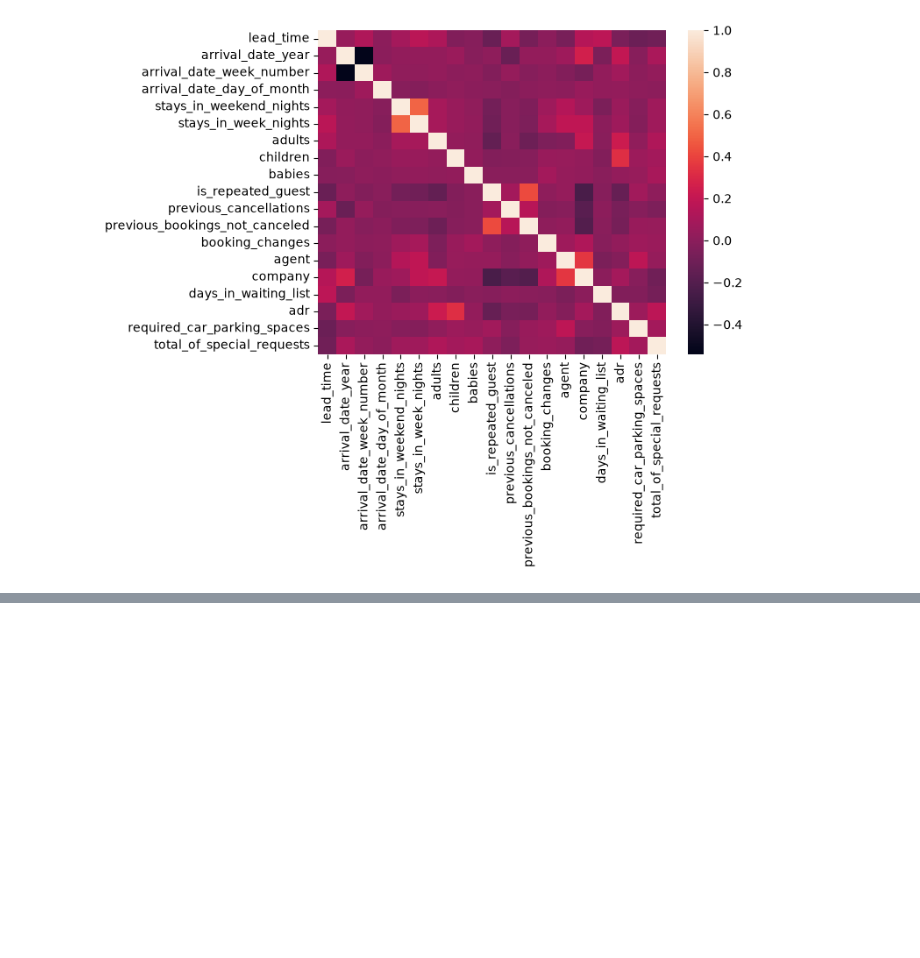
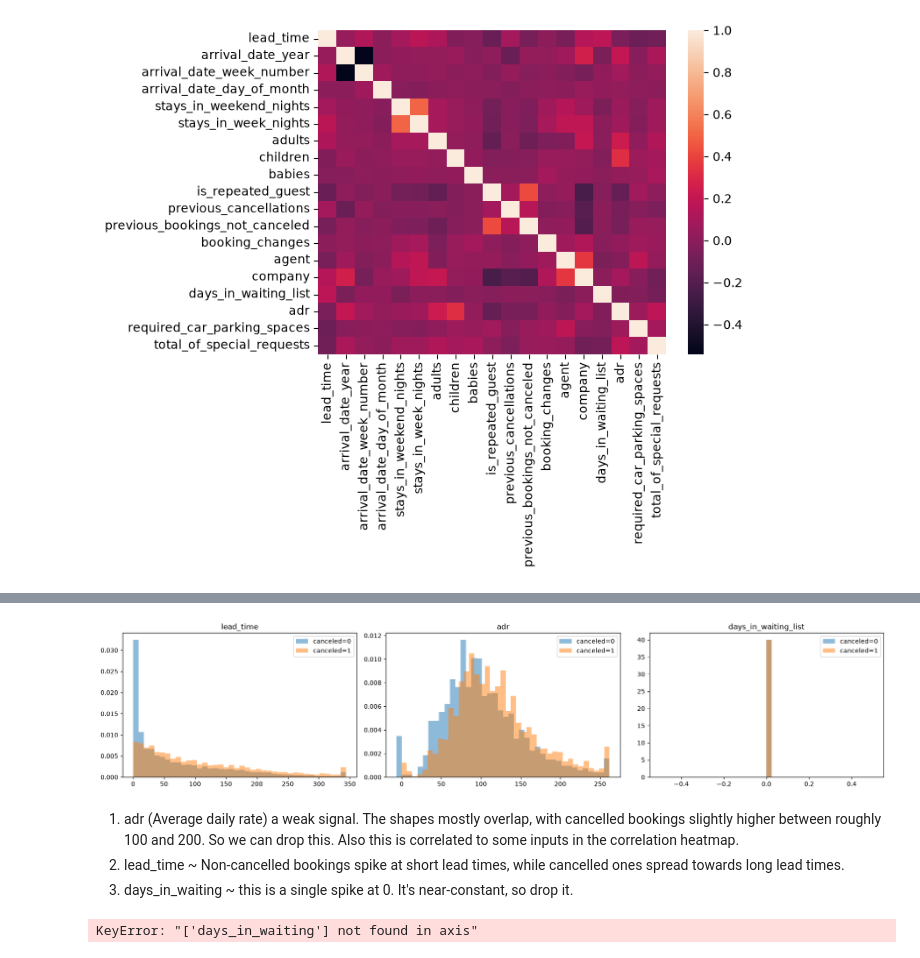
Before and after one commit to MrHarry2003/ML-Practice, a Jupyter notebook: hotel-booking-demands/notebook.ipynb, the cells around one changed output, grey strips where cells are left out. Drawn from its saved outputs; the diff is of its cells as text; code cells hidden in the pictures; blank space fills up the shorter version.

```diff
--- a/hotel-booking-demands/notebook.ipynb
+++ b/hotel-booking-demands/notebook.ipynb
@@ -146,0 +270,21 @@ sns.heatmap(csv_data[num_cols].corr())
+# %%
+# Continuous Inputs
+cont = ["lead_time", "adr", "days_in_waiting_list"]
+fig, axes = plt.subplots(1, 3, figsize=(18, 4))
+for ax, c in zip(axes, cont):
+    hi = df[c].quantile(0.99)
+    for label, g in df.groupby("is_canceled"):
+        ax.hist(g[c].clip(upper=hi), bins=40, alpha=0.5, density=True, label=f"canceled={label}")
+    ax.set_title(c); ax.legend()
+plt.tight_layout(); plt.show()
+# %% [output]
+[figure, added]
+# %% [markdown]
+1. adr (Average daily rate) a weak signal. The shapes mostly overlap, with cancelled bookings slightly higher between roughly 100 and 200. So we can drop this. Also this is correlated to some inputs in the correlation heatmap.
+2. lead_time ~ Non-cancelled bookings spike at short lead times, while cancelled ones spread towards long lead times.
+3. days_in_waiting ~ this is a single spike at 0. It's near-constant, so drop it.
+# %%
+df = df.drop(columns=["adr", "days_in_waiting"])
+df.shape
+# %% [output]
+KeyError: "['days_in_waiting'] not found in axis"
```
Also changed, not shown: parts of 14 cells of this notebook.
